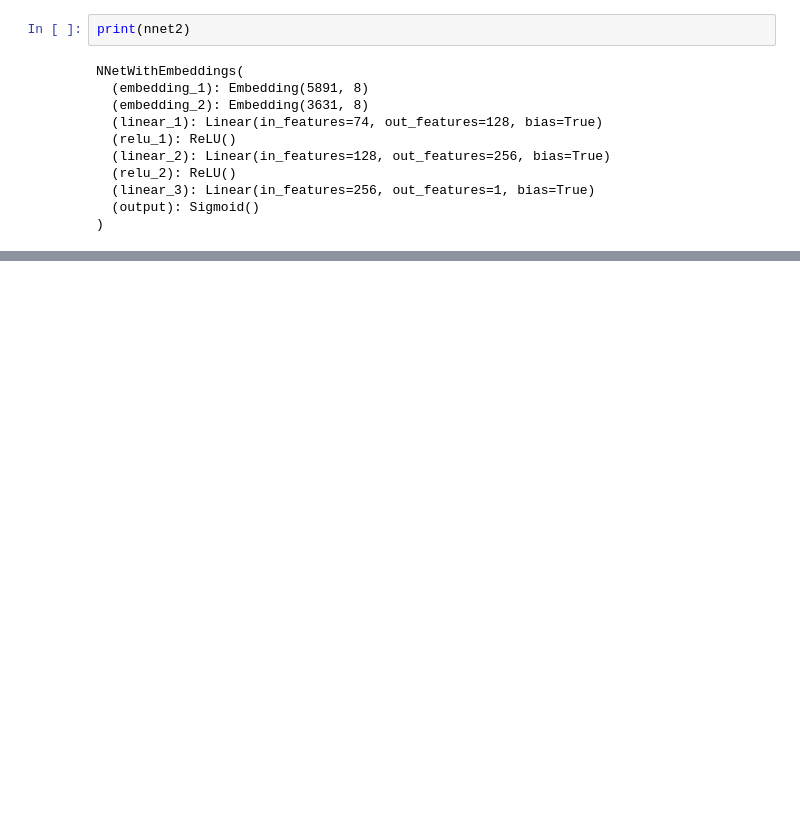
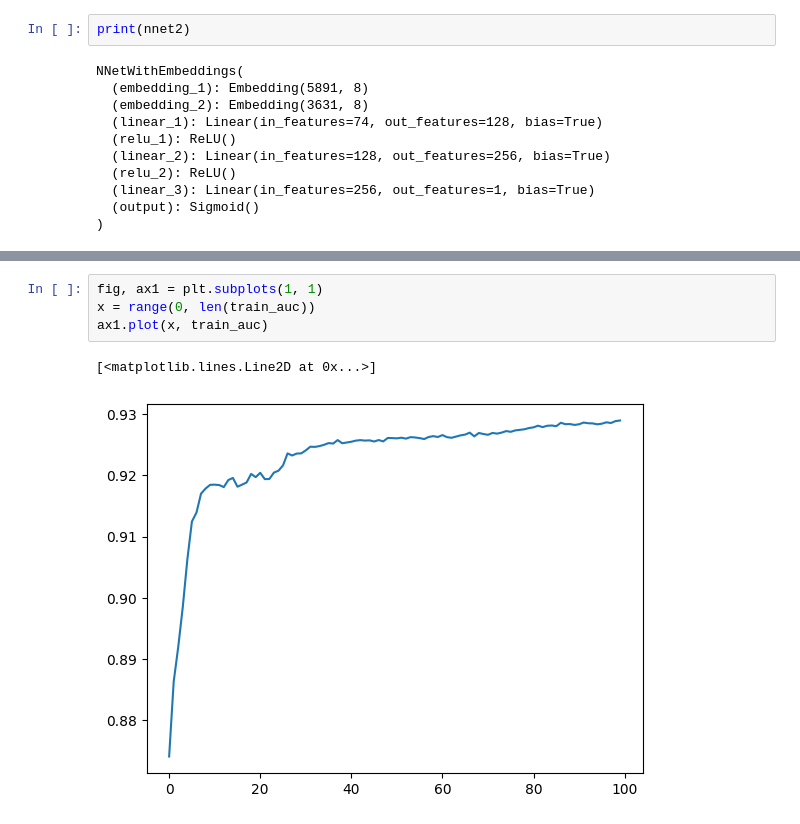
Before and after one commit to ldidone/aprendizaje_profundo_CEIA_TP, a Jupyter notebook: Examen Final - Ejercicio 3 - Embeddings.ipynb, the cells around one changed output, grey strips where cells are left out. Saved outputs shown, nothing was run; the diff lists cells and outputs as text; blank space fills up the shorter version.

```diff
--- a/Examen Final - Ejercicio 3 - Embeddings.ipynb
+++ b/Examen Final - Ejercicio 3 - Embeddings.ipynb
@@ -404,0 +430,7 @@ for epoch in range(100):
+# %%
+fig, ax1 = plt.subplots(1, 1)
+x = range(0, len(train_auc))
+ax1.plot(x, train_auc)
+# %% [output]
+[<matplotlib.lines.Line2D at 0x...>]
+[figure, added]
```
Also changed, not shown: parts of 4 cells of this notebook, 1 other file.
